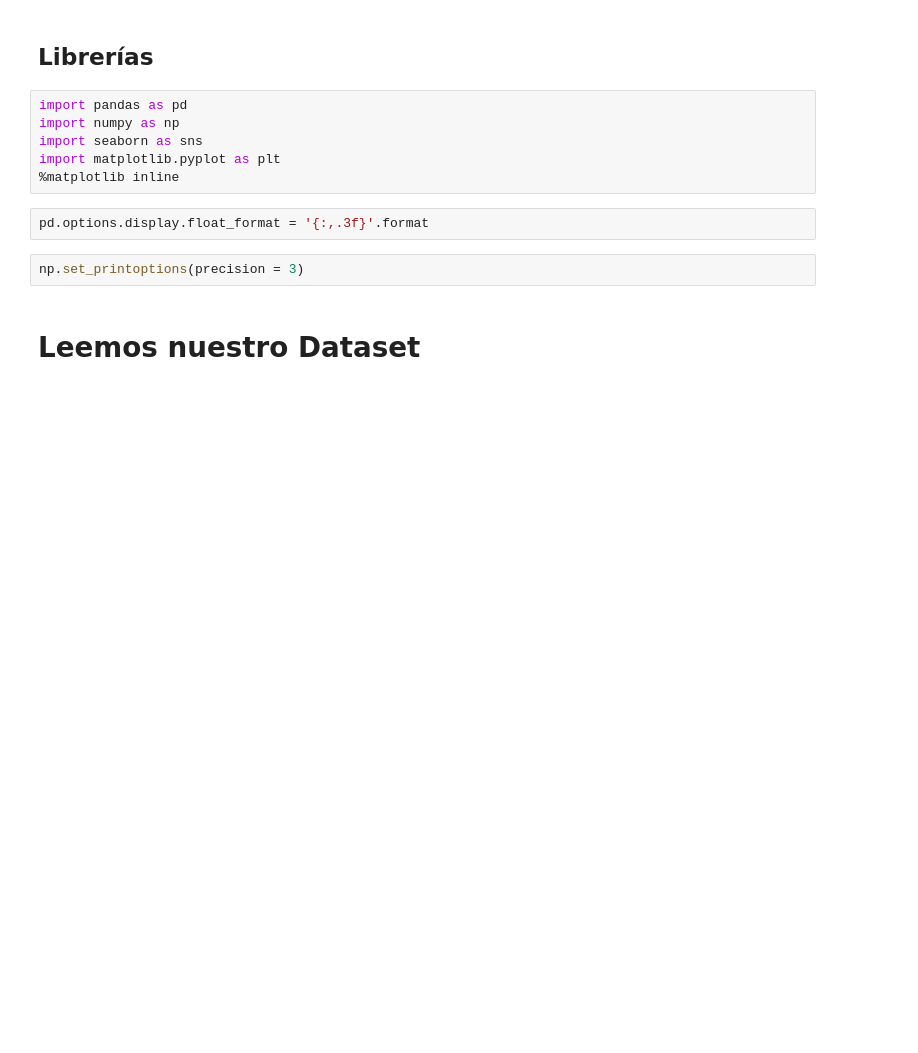
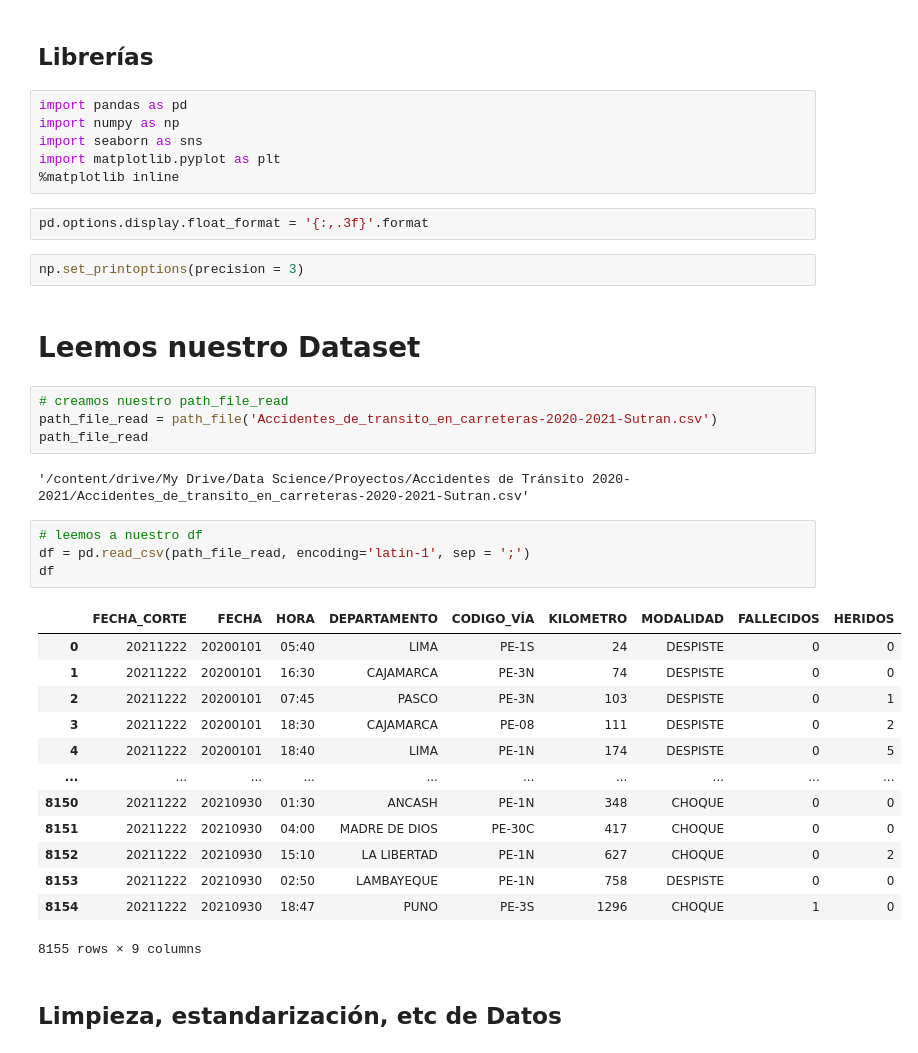
Before and after one commit to FernandoCallasaca/data_science_projects, a Jupyter notebook: Accidentes_de_tránsito_2020_2021.ipynb, the cells around one changed output. Saved outputs shown, nothing was run; the diff lists cells and outputs as text; blank space fills up the shorter version.

```diff
--- a/Accidentes_de_tránsito_2020_2021.ipynb
+++ b/Accidentes_de_tránsito_2020_2021.ipynb
@@ -32,3 +32,29 @@ pd.options.display.float_format = '{:,.3f}'.format
 np.set_printoptions(precision = 3)
 # %% [markdown]
 # Leemos nuestro Dataset
+# %%
+# creamos nuestro path_file_read
+path_file_read = path_file('Accidentes_de_transito_en_carreteras-2020-2021-Sutran.csv')
+path_file_read
+# %% [output]
+'/content/drive/My Drive/Data Science/Proyectos/Accidentes de Tránsito 2020-2021/Accidentes_de_transito_en_carreteras-2020-2021-Sutran.csv'
+# %%
+# leemos a nuestro df
+df = pd.read_csv(path_file_read, encoding='latin-1', sep = ';')
+df
+# %% [output]
+|  | FECHA_CORTE | FECHA | HORA | DEPARTAMENTO | CODIGO_VÍA | KILOMETRO | MODALIDAD | FALLECIDOS | HERIDOS |
+| 0 | 20211222 | 20200101 | 05:40 | LIMA | PE-1S | 24 | DESPISTE | 0 | 0 |
+| 1 | 20211222 | 20200101 | 16:30 | CAJAMARCA | PE-3N | 74 | DESPISTE | 0 | 0 |
+| 2 | 20211222 | 20200101 | 07:45 | PASCO | PE-3N | 103 | DESPISTE | 0 | 1 |
+| 3 | 20211222 | 20200101 | 18:30 | CAJAMARCA | PE-08 | 111 | DESPISTE | 0 | 2 |
+| 4 | 20211222 | 20200101 | 18:40 | LIMA | PE-1N | 174 | DESPISTE | 0 | 5 |
+| ... | ... | ... | ... | ... | ... | ... | ... | ... | ... |
+| 8150 | 20211222 | 20210930 | 01:30 | ANCASH | PE-1N | 348 | CHOQUE | 0 | 0 |
+| 8151 | 20211222 | 20210930 | 04:00 | MADRE DE DIOS | PE-30C | 417 | CHOQUE | 0 | 0 |
+| 8152 | 20211222 | 20210930 | 15:10 | LA LIBERTAD | PE-1N | 627 | CHOQUE | 0 | 2 |
+| 8153 | 20211222 | 20210930 | 02:50 | LAMBAYEQUE | PE-1N | 758 | DESPISTE | 0 | 0 |
+| 8154 | 20211222 | 20210930 | 18:47 | PUNO | PE-3S | 1296 | CHOQUE | 1 | 0 |
+8155 rows × 9 columns
+# %% [markdown]
+## Limpieza, estandarización, etc de Datos
```
Also changed, not shown: parts of 16 cells of this notebook.
